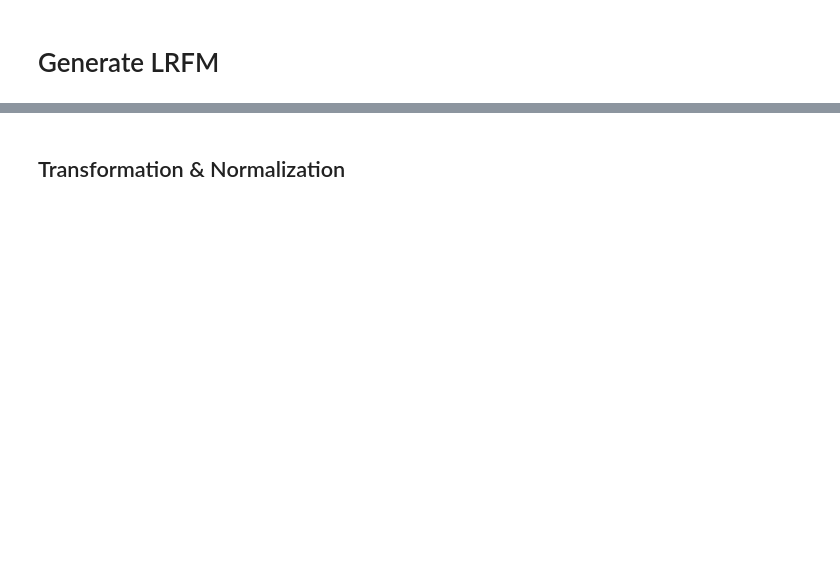
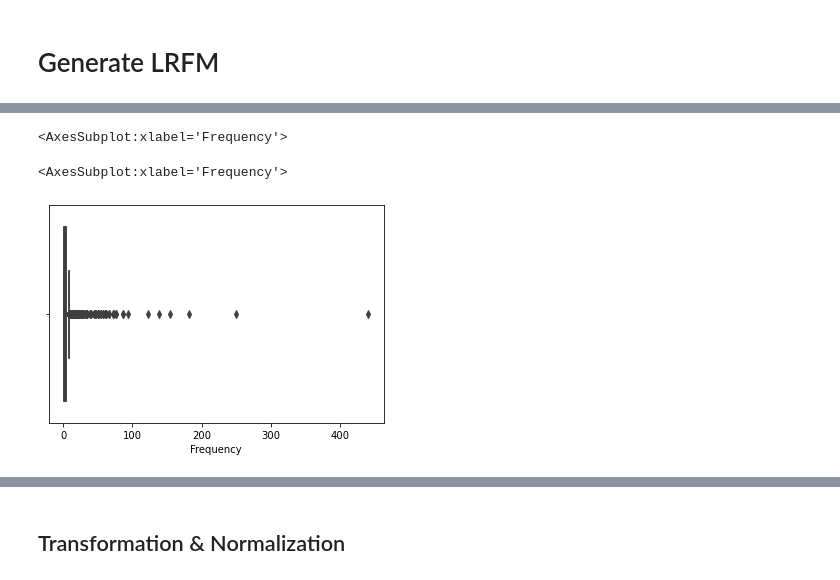
Before and after one commit to hammamnash/LRFM-Kmeans-Clustering, a Jupyter notebook: TA Hammam Clustering.ipynb, the cells around one changed output, grey strips where cells are left out. Cells and saved outputs as stored; diff of their text form; code cells hidden in the pictures; blank space fills up the shorter version.

Commit message:
Fix
Fix graph dll

```diff
--- a/TA Hammam Clustering.ipynb
+++ b/TA Hammam Clustering.ipynb
@@ -87,7 +32,8 @@ def threeD_plot(df_lrfm_kmeans, df_lrfm_original):
 # %% [markdown]
 ## Import dataset
 # %%
-df = pd.read_csv("Coret-Coret Marketing_Transaction Details (TA Hammam)_2003-2105.csv")
+df = pd.read_csv("Coret-Coret Marketing_Transaction Details (TA Hammam)_2006-2105.csv")
+# df = pd.read_csv("Coret-Coret Marketing_Transaction Details (TA Hammam)_2003-2105.csv")
 # df = pd.read_csv("Coret-Coret Marketing_Transaction Details (TA Hammam)_1904-2104.csv")
 display(df.info())
 df.head(10)
@@ -101,7 +98,7 @@ print('Jumlah Transaksi : ' + str(len(pd.unique(df['no_order']))))
 ## Clean Telp
 # %%
 #Drop Null
-df.dropna(subset=['telp', 'produk', 'name'], inplace=True)
+df.dropna(inplace=True)
 
 #standarize telp number
 df['telp'] = df['telp'].str.replace('-','')
@@ -152,7 +149,7 @@ df = df[df.delivery_status.eq('delivered')]
 ## need futher data based technique
 donasi = ['donasi', 'garda', 'sembako', 'psbb ']
 df = df[~df['name'].str.contains('|'.join(testing))]
-df = df[~(df['subtotal'] > 1500000)]
-df = df[(df['harga'] > 0)]
+df = df[~(df['subtotal'] > 1000000)]
+df = df[(df['subtotal'] > 0)]
 
 df.info()
@@ -188,3 +262,11 @@ lrfm.describe()
 # %%
 #Check Outlier on Frequency
-sns.boxplot(lrfm['Frequency'])
+display(sns.boxplot(lrfm['Frequency']))
+
+#delete outlier
+lrfm = lrfm[~(lrfm['Frequency'] > 70)]
+sns.boxplot(x=lrfm['Frequency'])
+# %% [output]
+<AxesSubplot:xlabel='Frequency'>
+<AxesSubplot:xlabel='Frequency'>
+[figure, added]
```
Also changed, not shown: parts of 45 cells of this notebook.
